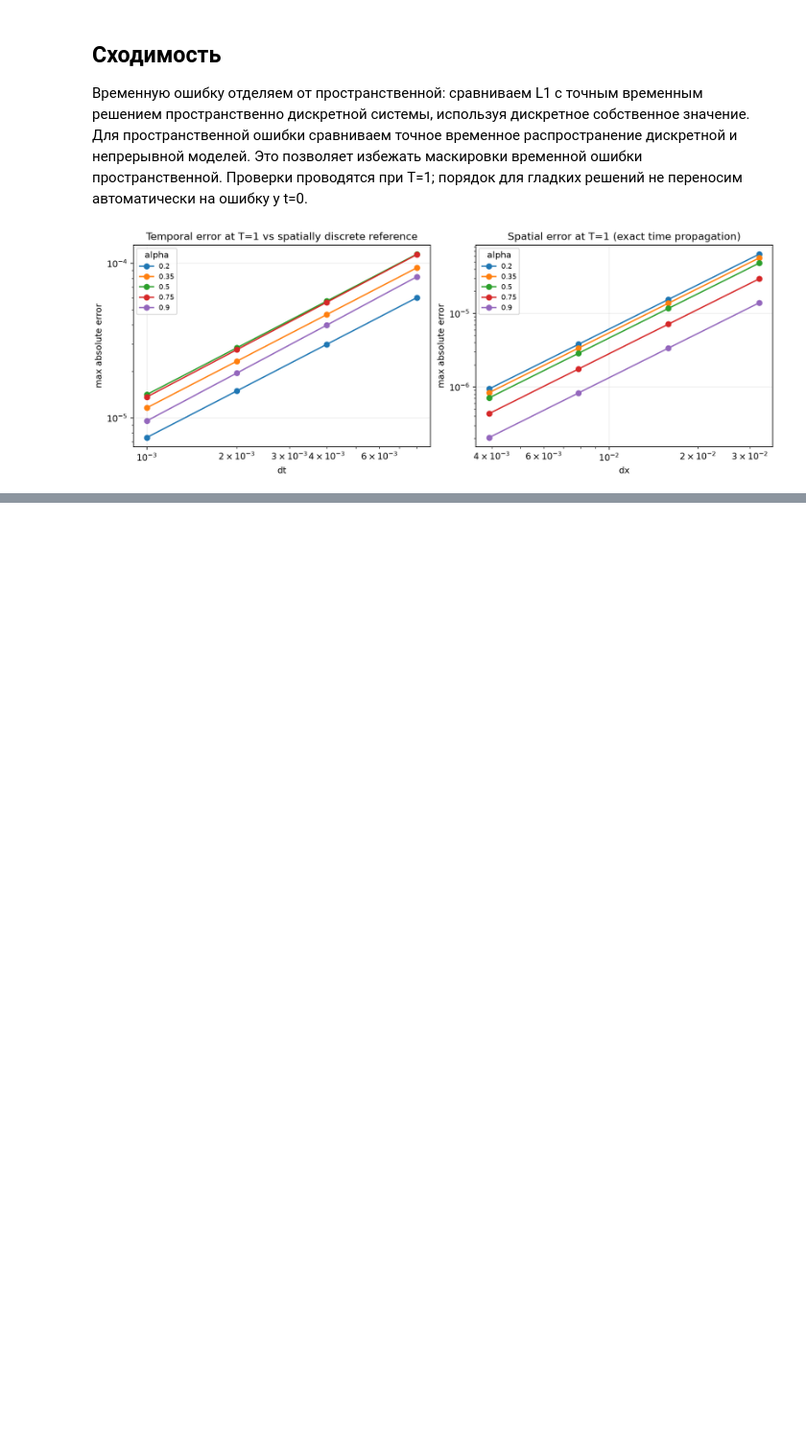
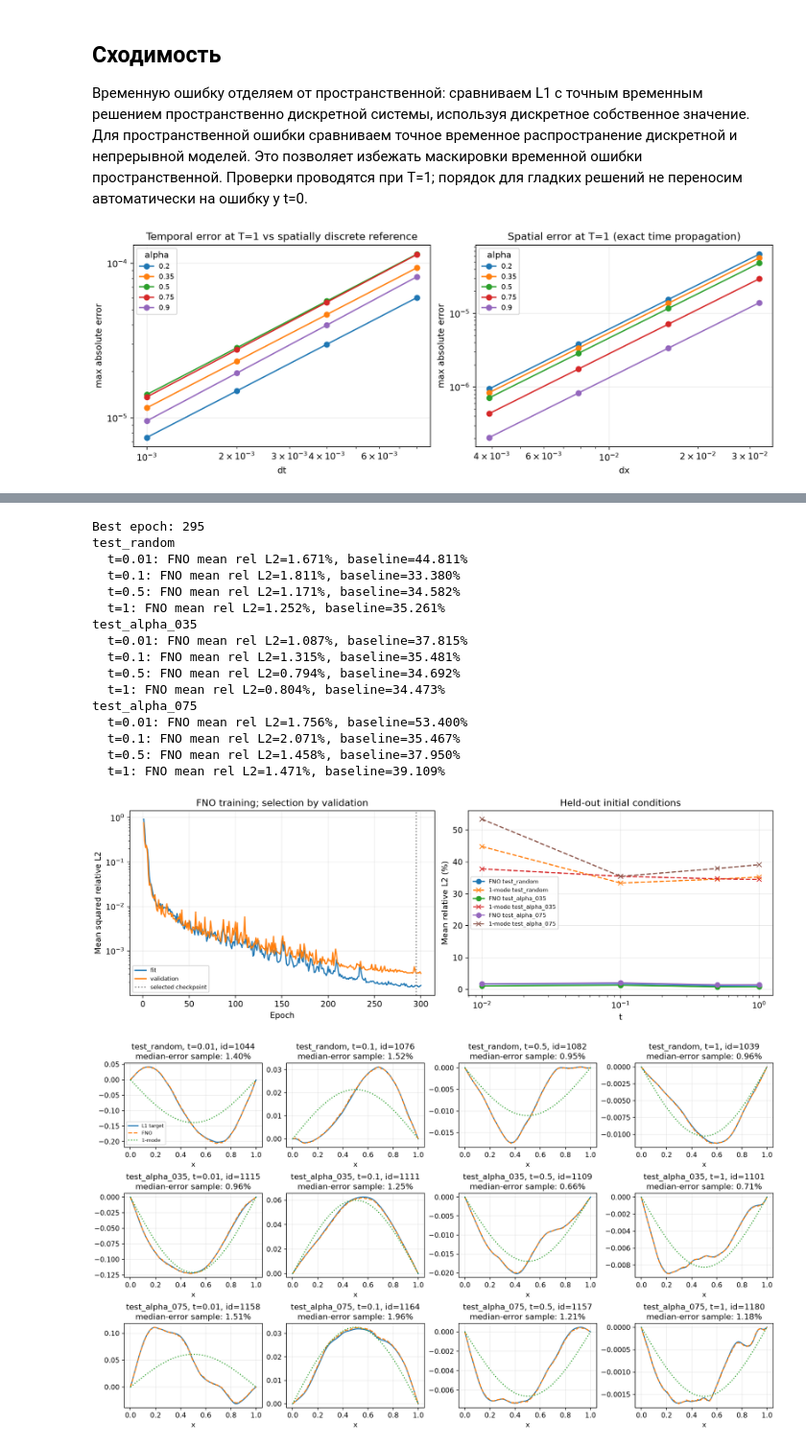
Before and after one commit to kindasorrow/fractional-derivatives, a Jupyter notebook: fractional-diffusion-orlov/notebooks/demo.ipynb, the cells around one changed output, grey strips where cells are left out. Shown at 96% size. Saved outputs shown, nothing was run; the diff lists cells and outputs as text; code cells hidden in the pictures; blank space fills up the shorter version.

```diff
--- a/fractional-diffusion-orlov/notebooks/demo.ipynb
+++ b/fractional-diffusion-orlov/notebooks/demo.ipynb
@@ -107,0 +114,29 @@ plt.show()
+# %%
+fno = json.loads((ROOT / "results" / "fno" / "metrics.json").read_text(encoding="utf-8"))
+print("Best epoch:", fno["best_epoch"])
+for group in ["test_random", "test_alpha_035", "test_alpha_075"]:
+    print(group)
+    for t, metrics in fno["metrics"][group].items():
+        baseline = fno["first_mode_baseline_metrics"][group][t]
+        print(f"  t={t}: FNO mean rel L2={metrics['mean_relative_l2']:.3%}, baseline={baseline['mean_relative_l2']:.3%}")
+display(Image(filename=str(ROOT / "results" / "fno" / "training_metrics.png")))
+display(Image(filename=str(ROOT / "results" / "fno" / "prediction_examples.png")))
+# %% [output]
+Best epoch: 295
+test_random
+  t=0.01: FNO mean rel L2=1.671%, baseline=44.811%
+  t=0.1: FNO mean rel L2=1.811%, baseline=33.380%
+  t=0.5: FNO mean rel L2=1.171%, baseline=34.582%
+  t=1: FNO mean rel L2=1.252%, baseline=35.261%
+test_alpha_035
+  t=0.01: FNO mean rel L2=1.087%, baseline=37.815%
+  t=0.1: FNO mean rel L2=1.315%, baseline=35.481%
+  t=0.5: FNO mean rel L2=0.794%, baseline=34.692%
+  t=1: FNO mean rel L2=0.804%, baseline=34.473%
+test_alpha_075
+  t=0.01: FNO mean rel L2=1.756%, baseline=53.400%
+  t=0.1: FNO mean rel L2=2.071%, baseline=35.467%
+  t=0.5: FNO mean rel L2=1.458%, baseline=37.950%
+  t=1: FNO mean rel L2=1.471%, baseline=39.109%
+[figure, added]
+[figure, added]
```
Also changed, not shown: parts of 9 cells of this notebook, 38 other files.
